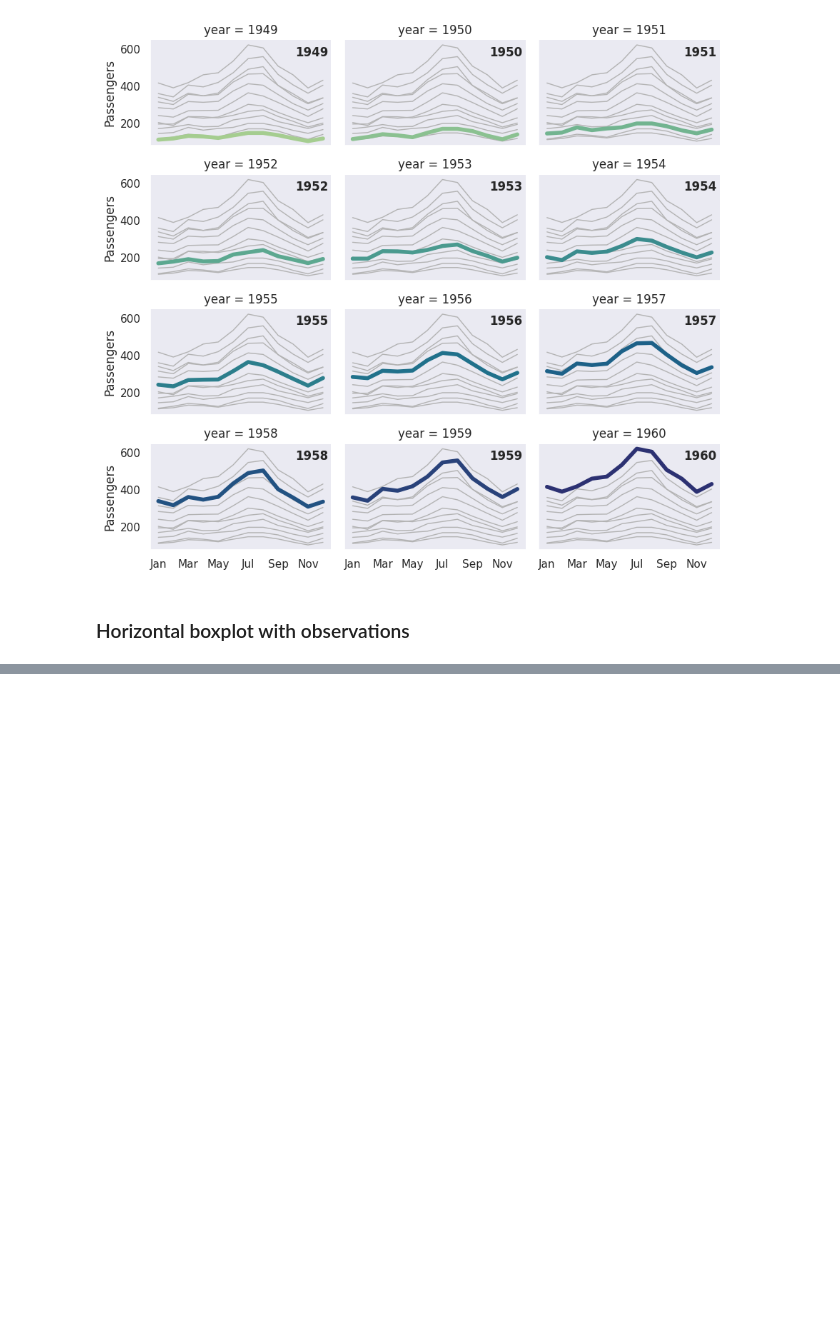
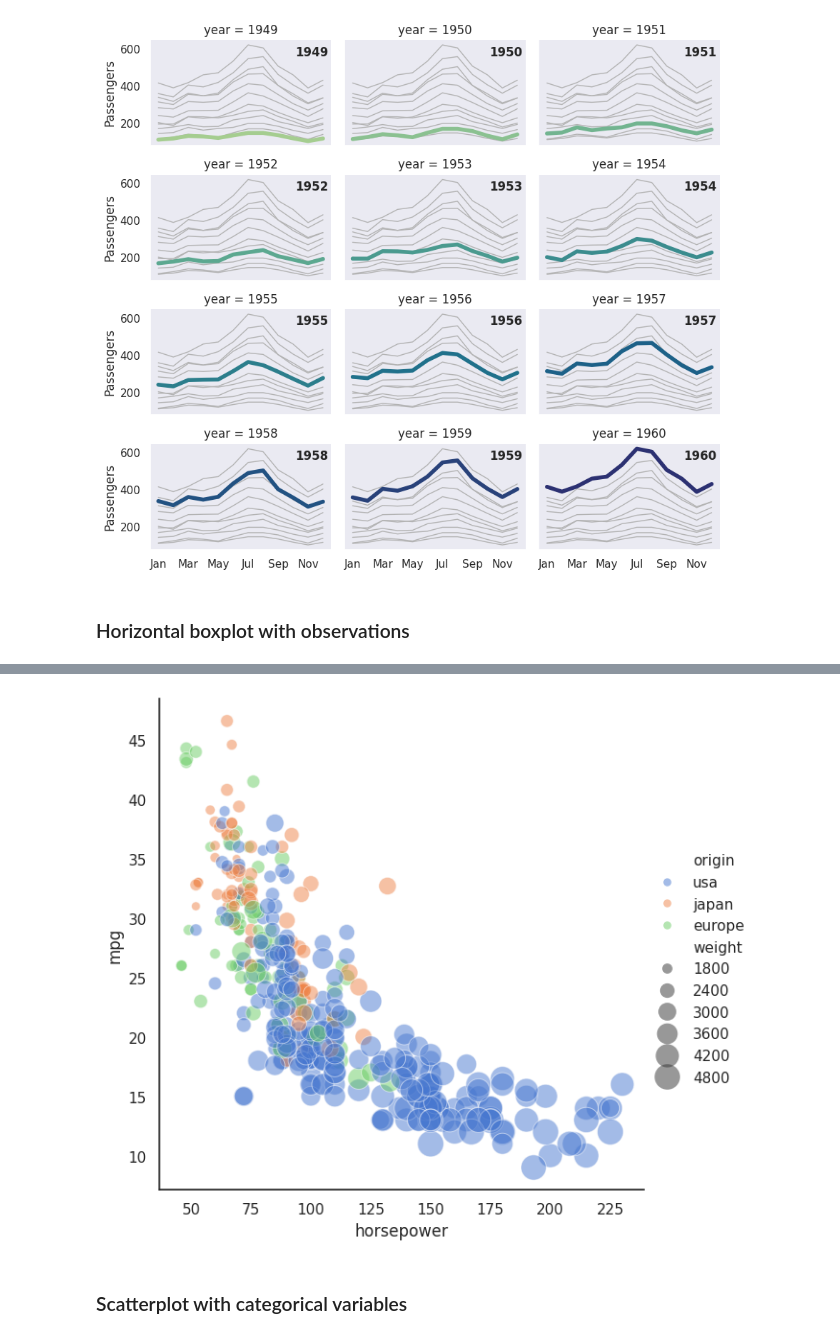
Before and after one commit to MAyub114/seaborn_interactive, a Jupyter notebook: interactive_plots.ipynb, the cells around one changed output, grey strips where cells are left out. Drawn from its saved outputs; the diff is of its cells as text; code cells hidden in the pictures; blank space fills up the shorter version.

```diff
--- a/interactive_plots.ipynb
+++ b/interactive_plots.ipynb
@@ -160,0 +193,4 @@ Passing `palette` without assigning `hue` is deprecated and will be removed in v
+# %%
+# Load data
+mpg = sns.load_dataset("mpg")
+mpg.head()
@@ -160,0 +204,17 @@ Passing `palette` without assigning `hue` is deprecated and will be removed in v
+# %%
+# Plot miles per gallon against horsepower
+sns.set_theme(style="white")
+sns.relplot(x="horsepower",
+            y="mpg",
+            hue="origin",
+            size="weight",
+            sizes=(40, 400),
+            alpha=0.5,
+            palette="muted",
+            height=6,
+            data=mpg)
+plt.show()
+# %% [output]
+[figure, added]
+# %% [markdown]
+### Scatterplot with categorical variables
```
Also changed, not shown: parts of 22 cells of this notebook.
